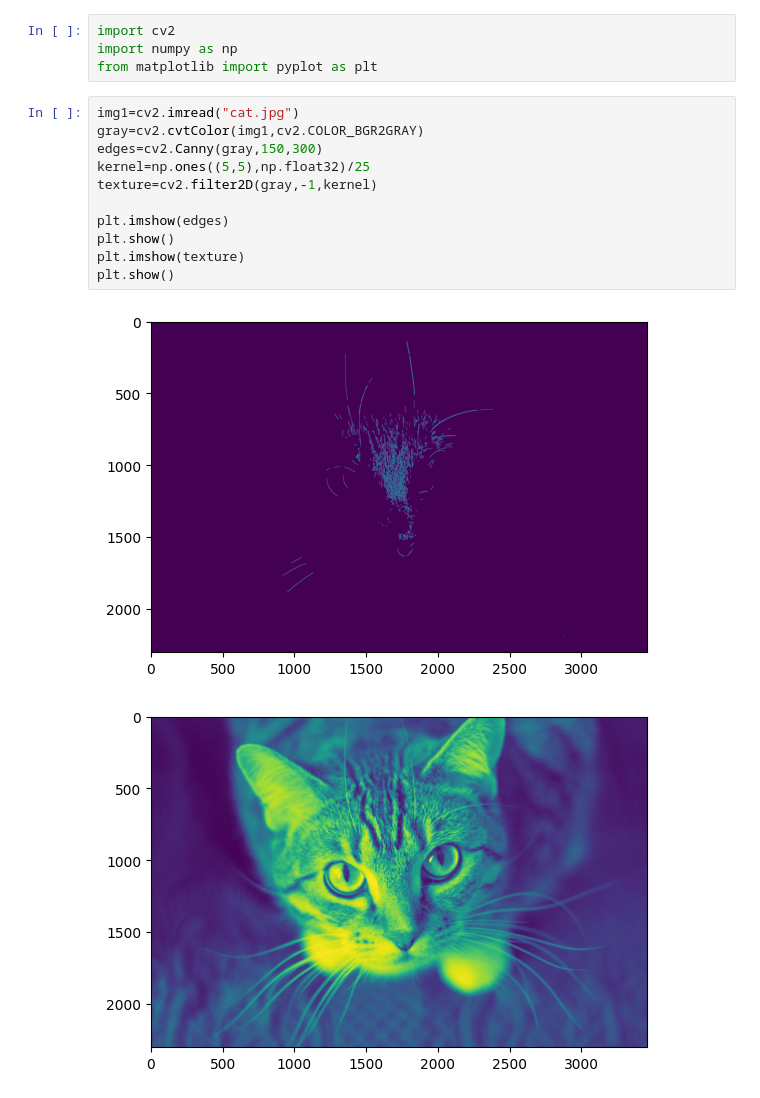
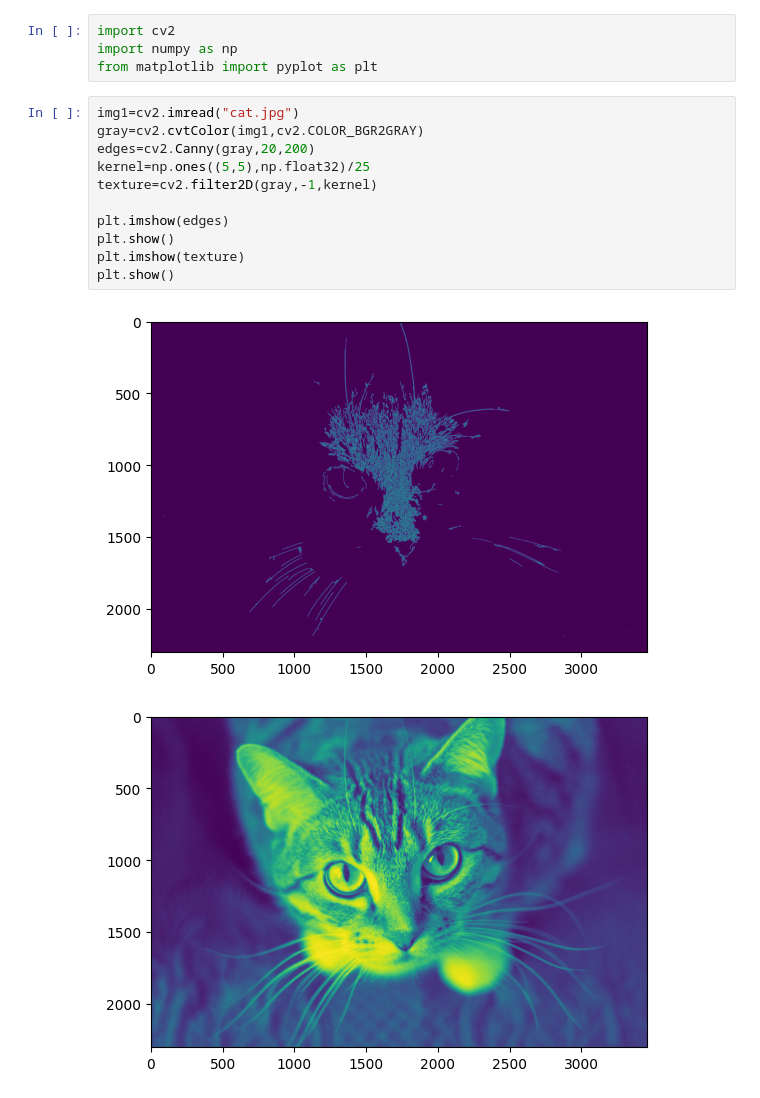
Before and after one commit to sanvikarthik/cg, a Jupyter notebook: cgcg/ip3.ipynb, the cells around one changed output. Cells and saved outputs as stored; diff of their text form.

```diff
--- a/cgcg/ip3.ipynb
+++ b/cgcg/ip3.ipynb
@@ -5,14 +5,14 @@ from matplotlib import pyplot as plt
 # %%
 img1=cv2.imread("cat.jpg")
 gray=cv2.cvtColor(img1,cv2.COLOR_BGR2GRAY)
-edges=cv2.Canny(gray,150,300)
+edges=cv2.Canny(gray,20,200)
 kernel=np.ones((5,5),np.float32)/25
 texture=cv2.filter2D(gray,-1,kernel)
 
 plt.imshow(edges)
 plt.show()
 plt.imshow(texture)
 plt.show()
 # %% [output]
-[figure, old version]
+[figure, new version]
 [figure]
```
Also changed, not shown: 5 other files.
